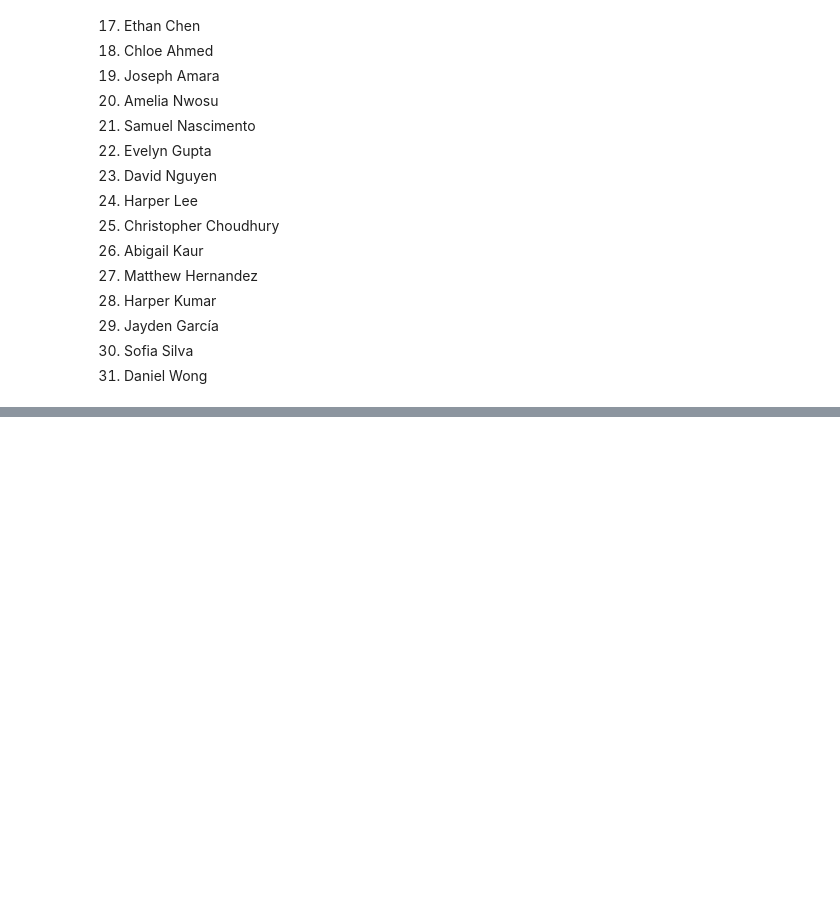
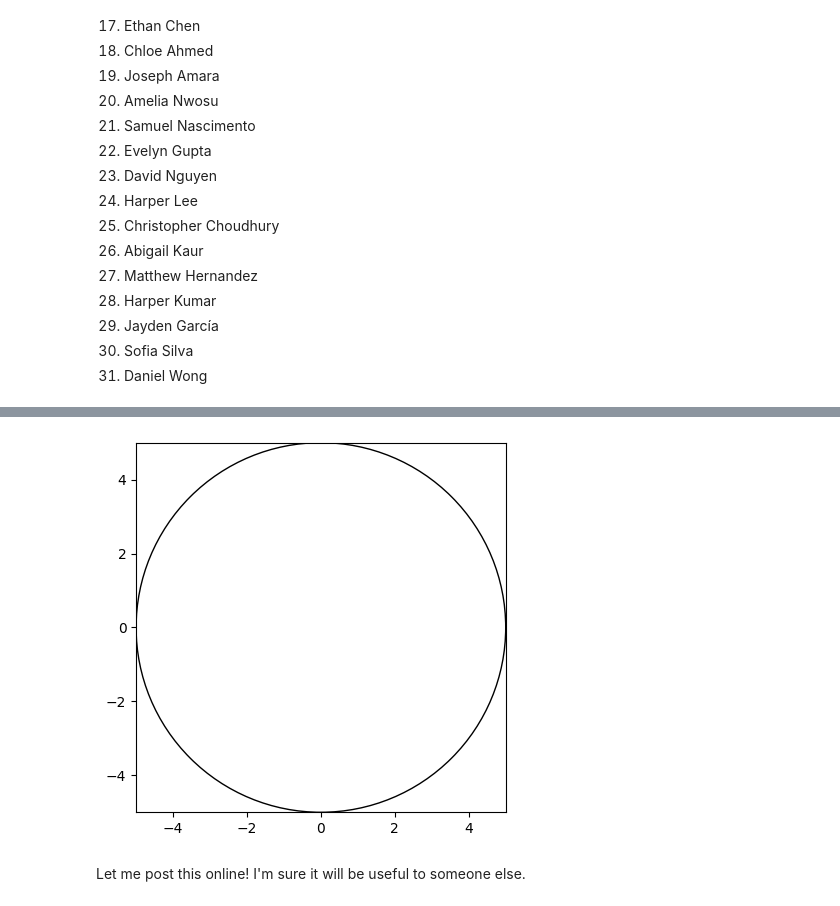
Before and after one commit to jhutrc/beta, a Jupyter notebook: _build/jupyter_execute/dramatis_personae/medical_students/medical_students.ipynb, the cells around one changed output, grey strips where cells are left out. Cells and saved outputs as stored; diff of their text form; code cells hidden in the pictures; blank space fills up the shorter version.

```diff
--- a/_build/jupyter_execute/dramatis_personae/medical_students/medical_students.ipynb
+++ b/_build/jupyter_execute/dramatis_personae/medical_students/medical_students.ipynb
@@ -85,0 +121,20 @@ draw_hub_and_spoke(11)
+# %%
+import matplotlib.pyplot as plt
+
+circle_radius = 5
+
+fig, ax = plt.subplots()  # Create a new figure with a subplot
+circle = plt.Circle((0, 0), circle_radius, fill = False)  # Create the circle
+
+ax.add_artist(circle)  # Add the circle to the axes
+ax.set_aspect('equal')  # Ensure the circle is circular (not elliptical)
+
+# Set the limits of the plot to the circle's extent
+ax.set_xlim(-circle_radius, circle_radius)
+ax.set_ylim(-circle_radius, circle_radius)
+
+plt.show()  # Display the plot
+# %% [output]
+[figure, added]
+# %% [markdown]
+Let me post this online! I'm sure it will be useful to someone else.
```
Also changed, not shown: parts of 2 cells of this notebook, 8 other files.
